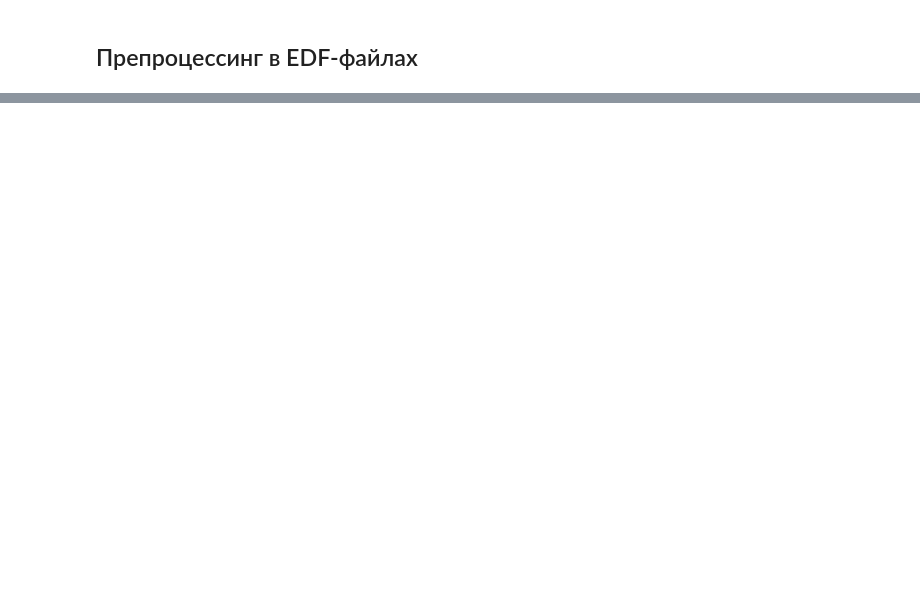
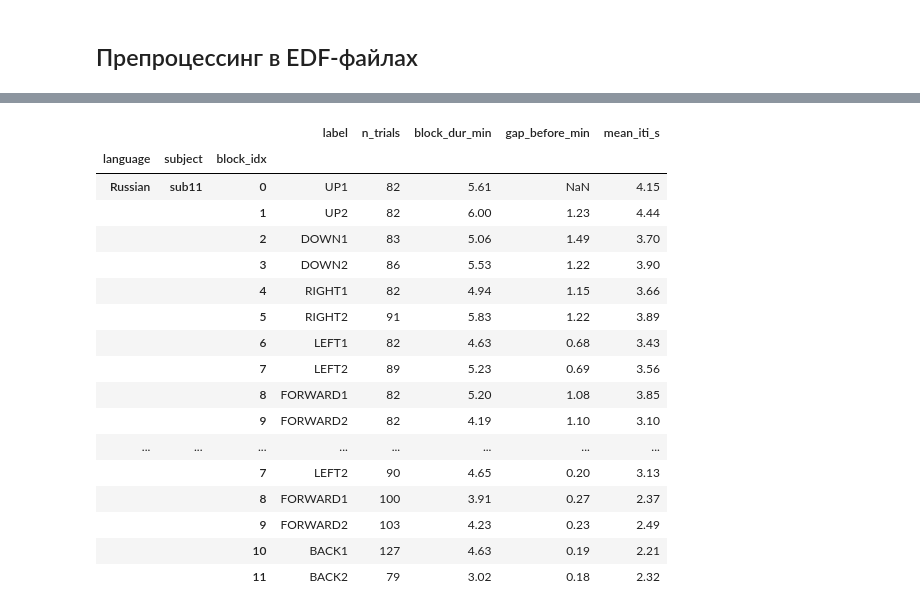
Before and after one commit to AvedikEkiz/inner-speech-bci, a Jupyter notebook: events_info.ipynb, the cells around one changed output, grey strips where cells are left out. Cells and saved outputs as stored; diff of their text form; code cells hidden in the pictures; blank space fills up the shorter version.

```diff
--- a/events_info.ipynb
+++ b/events_info.ipynb
@@ -347,0 +805,33 @@ show_edf_preprocessing('Spanish')
+# %%
+import mne
+import pandas as pd
+from pathlib import Path
+
+mne.set_log_level('WARNING')
+
+BASE = Path(r'D:\Inner Speech Dataset\Inner Speech Dataset')
+EXCLUDE = {'GO', 'GZ'}
+
+rows = []
+for language in ('Russian', 'Spanish'):
+    for fif in sorted((BASE / language).rglob('*-clean-epo.fif')):
+        subject = fif.parent.name
+        epochs = mne.read_epochs(fif, preload=False, verbose=False)
+        id2label = {v: k for k, v in epochs.event_id.items()}
+
+        labels = [id2label.get(code, f'unknown_{code}') for code in epochs.events[:, 2]]
+        filtered = [l for l in labels if l not in EXCLUDE]
+
+        per_word = pd.Series(filtered).value_counts()
+        rows.append({
+            'language':       language,
+            'subject':        subject,
+            'total_trials':   len(filtered),
+            'n_words':        len(per_word),
+            'mean_per_word':  round(per_word.mean(), 1) if len(per_word) else 0,
+            'min_per_word':   per_word.min() if len(per_word) else 0,
+            'max_per_word':   per_word.max() if len(per_word) else 0,
+        })
+
+df = pd.DataFrame(rows).set_index(['language', 'subject'])
+display(df)
@@ -347,0 +1285,22 @@ show_edf_preprocessing('Spanish')
+# %%
+with pd.option_context('display.max_rows', None):
+    display(df.set_index(['language', 'subject', 'block_idx']))
+# %% [output]
+|  |  |  | label | n_trials | block_dur_min | gap_before_min | mean_iti_s |
+| language | subject | block_idx |  |  |  |  |  |
+| Russian | sub11 | 0 | UP1 | 82 | 5.61 | NaN | 4.15 |
+|  |  | 1 | UP2 | 82 | 6.00 | 1.23 | 4.44 |
+|  |  | 2 | DOWN1 | 83 | 5.06 | 1.49 | 3.70 |
+|  |  | 3 | DOWN2 | 86 | 5.53 | 1.22 | 3.90 |
+|  |  | 4 | RIGHT1 | 82 | 4.94 | 1.15 | 3.66 |
+|  |  | 5 | RIGHT2 | 91 | 5.83 | 1.22 | 3.89 |
+|  |  | 6 | LEFT1 | 82 | 4.63 | 0.68 | 3.43 |
+|  |  | 7 | LEFT2 | 89 | 5.23 | 0.69 | 3.56 |
+|  |  | 8 | FORWARD1 | 82 | 5.20 | 1.08 | 3.85 |
+|  |  | 9 | FORWARD2 | 82 | 4.19 | 1.10 | 3.10 |
+| ... | ... | ... | ... | ... | ... | ... | ... |
+|  |  | 7 | LEFT2 | 90 | 4.65 | 0.20 | 3.13 |
+|  |  | 8 | FORWARD1 | 100 | 3.91 | 0.27 | 2.37 |
+|  |  | 9 | FORWARD2 | 103 | 4.23 | 0.23 | 2.49 |
+|  |  | 10 | BACK1 | 127 | 4.63 | 0.19 | 2.21 |
+|  |  | 11 | BACK2 | 79 | 3.02 | 0.18 | 2.32 |
```
Also changed, not shown: parts of 21 cells of this notebook, 5 other files.
